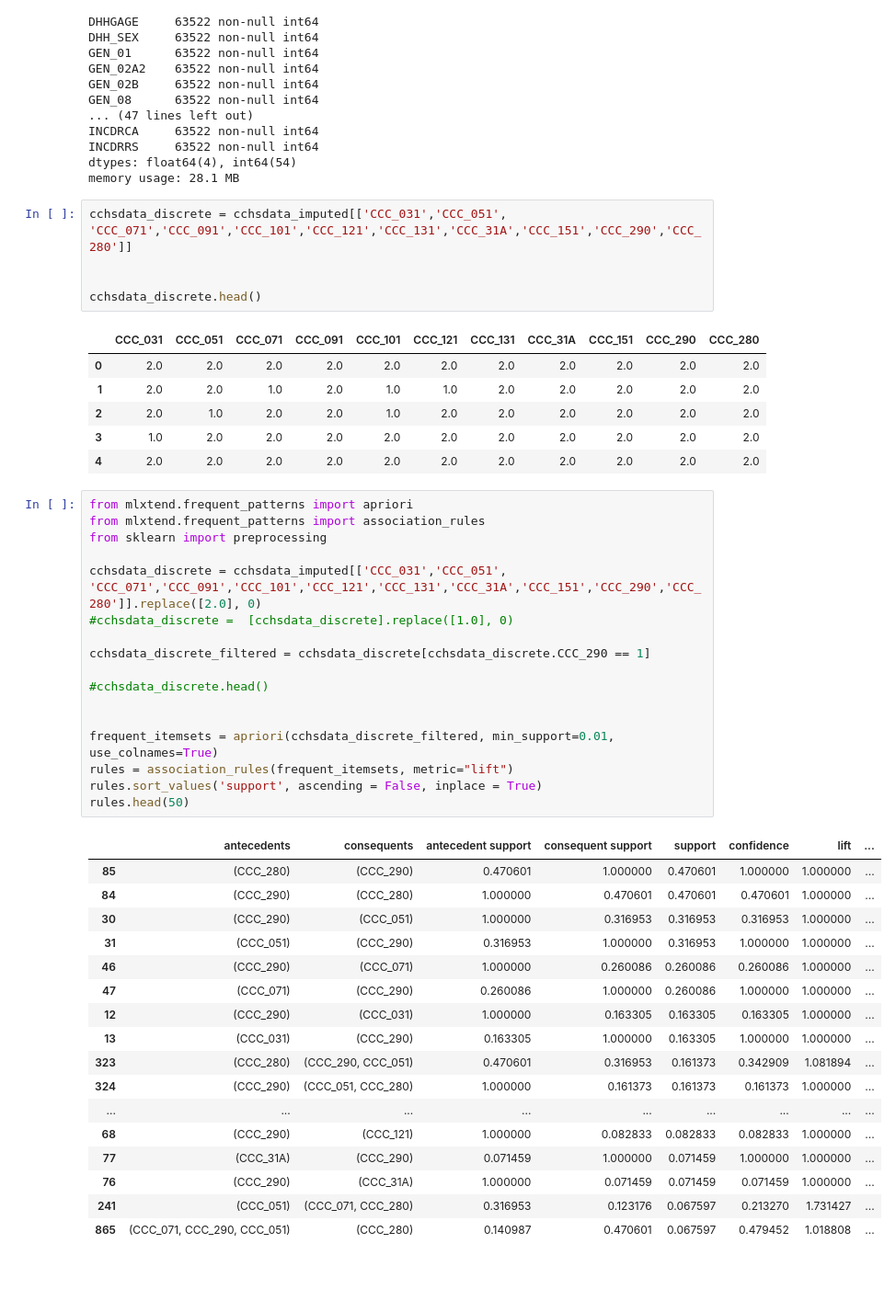
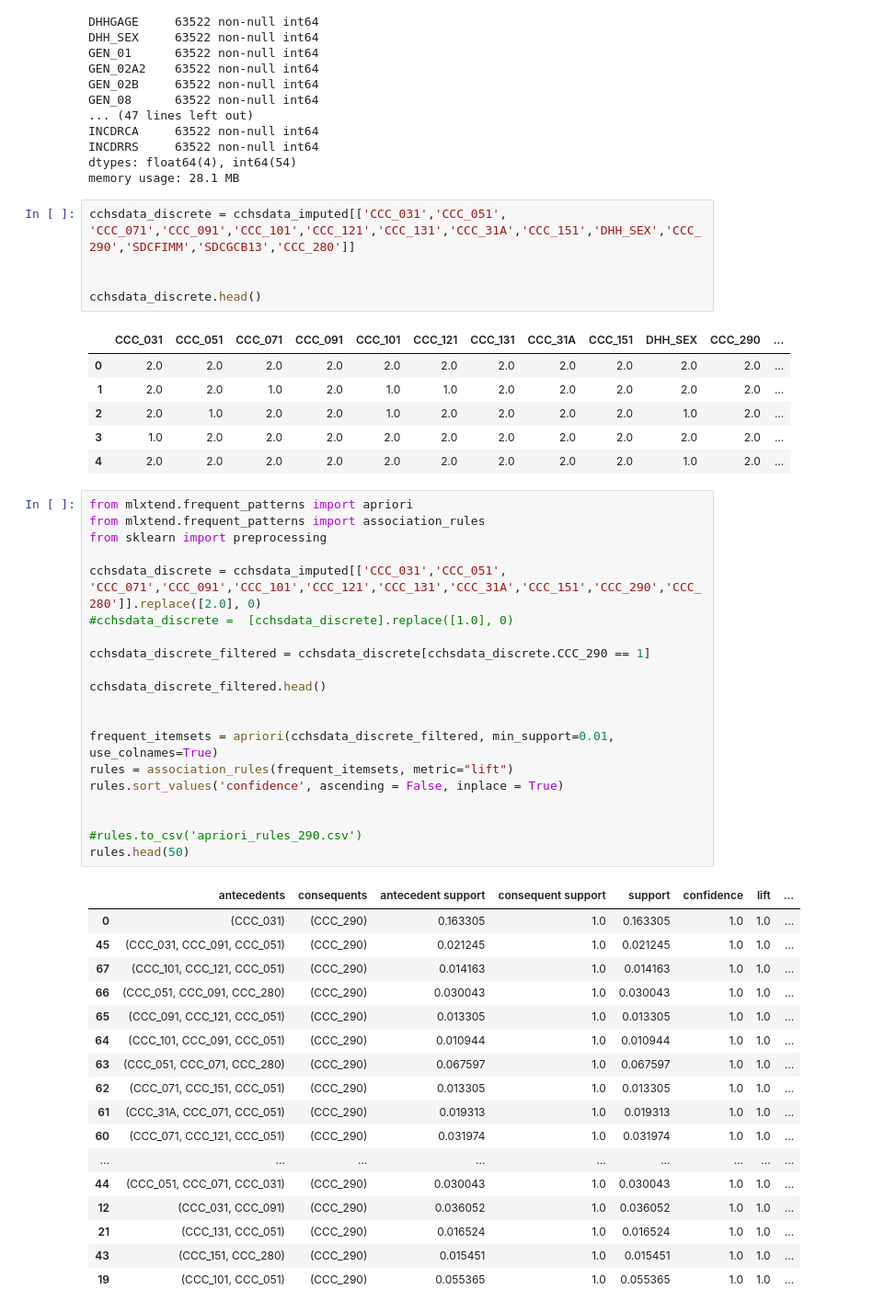
Before and after one commit to purul3nt/CCHS, a Jupyter notebook: Untitled2.ipynb, the cells around one changed output. Shown at 92% size. Cells and saved outputs as stored; diff of their text form; blank space fills up the shorter version.

```diff
--- a/Untitled2.ipynb
+++ b/Untitled2.ipynb
@@ -146,50 +146,53 @@ dtypes: float64(4), int64(54)
 memory usage: 28.1 MB
 # %%
 cchsdata_discrete = cchsdata_imputed[['CCC_031','CCC_051',
-'CCC_071','CCC_091','CCC_101','CCC_121','CCC_131','CCC_31A','CCC_151','CCC_290','CCC_280']]
+'CCC_071','CCC_091','CCC_101','CCC_121','CCC_131','CCC_31A','CCC_151','DHH_SEX','CCC_290','SDCFIMM','SDCGCB13','CCC_280']]
 
 
 cchsdata_discrete.head()
 # %% [output]
-|  | CCC_031 | CCC_051 | CCC_071 | CCC_091 | CCC_101 | CCC_121 | CCC_131 | CCC_31A | CCC_151 | CCC_290 | CCC_280 |
-| 0 | 2.0 | 2.0 | 2.0 | 2.0 | 2.0 | 2.0 | 2.0 | 2.0 | 2.0 | 2.0 | 2.0 |
-| 1 | 2.0 | 2.0 | 1.0 | 2.0 | 1.0 | 1.0 | 2.0 | 2.0 | 2.0 | 2.0 | 2.0 |
-| 2 | 2.0 | 1.0 | 2.0 | 2.0 | 1.0 | 2.0 | 2.0 | 2.0 | 2.0 | 2.0 | 2.0 |
-| 3 | 1.0 | 2.0 | 2.0 | 2.0 | 2.0 | 2.0 | 2.0 | 2.0 | 2.0 | 2.0 | 2.0 |
-| 4 | 2.0 | 2.0 | 2.0 | 2.0 | 2.0 | 2.0 | 2.0 | 2.0 | 2.0 | 2.0 | 2.0 |
+|  | CCC_031 | CCC_051 | CCC_071 | CCC_091 | CCC_101 | CCC_121 | CCC_131 | CCC_31A | CCC_151 | DHH_SEX | CCC_290 | ... |
+| 0 | 2.0 | 2.0 | 2.0 | 2.0 | 2.0 | 2.0 | 2.0 | 2.0 | 2.0 | 2.0 | 2.0 | ... |
+| 1 | 2.0 | 2.0 | 1.0 | 2.0 | 1.0 | 1.0 | 2.0 | 2.0 | 2.0 | 2.0 | 2.0 | ... |
+| 2 | 2.0 | 1.0 | 2.0 | 2.0 | 1.0 | 2.0 | 2.0 | 2.0 | 2.0 | 1.0 | 2.0 | ... |
+| 3 | 1.0 | 2.0 | 2.0 | 2.0 | 2.0 | 2.0 | 2.0 | 2.0 | 2.0 | 2.0 | 2.0 | ... |
+| 4 | 2.0 | 2.0 | 2.0 | 2.0 | 2.0 | 2.0 | 2.0 | 2.0 | 2.0 | 1.0 | 2.0 | ... |
 # %%
 from mlxtend.frequent_patterns import apriori
 from mlxtend.frequent_patterns import association_rules
 from sklearn import preprocessing
 
 cchsdata_discrete = cchsdata_imputed[['CCC_031','CCC_051',
 'CCC_071','CCC_091','CCC_101','CCC_121','CCC_131','CCC_31A','CCC_151','CCC_290','CCC_280']].replace([2.0], 0)
 #cchsdata_discrete =  [cchsdata_discrete].replace([1.0], 0)
 
 cchsdata_discrete_filtered = cchsdata_discrete[cchsdata_discrete.CCC_290 == 1]
 
-#cchsdata_discrete.head()
+cchsdata_discrete_filtered.head()
 
 
 frequent_itemsets = apriori(cchsdata_discrete_filtered, min_support=0.01, use_colnames=True)
 rules = association_rules(frequent_itemsets, metric="lift")
-rules.sort_values('support', ascending = False, inplace = True)
+rules.sort_values('confidence', ascending = False, inplace = True)
+
+
+#rules.to_csv('apriori_rules_290.csv')
 rules.head(50)
 # %% [output]
 |  | antecedents | consequents | antecedent support | consequent support | support | confidence | lift | ... |
-| 85 | (CCC_280) | (CCC_290) | 0.470601 | 1.000000 | 0.470601 | 1.000000 | 1.000000 | ... |
-| 84 | (CCC_290) | (CCC_280) | 1.000000 | 0.470601 | 0.470601 | 0.470601 | 1.000000 | ... |
-| 30 | (CCC_290) | (CCC_051) | 1.000000 | 0.316953 | 0.316953 | 0.316953 | 1.000000 | ... |
-| 31 | (CCC_051) | (CCC_290) | 0.316953 | 1.000000 | 0.316953 | 1.000000 | 1.000000 | ... |
-| 46 | (CCC_290) | (CCC_071) | 1.000000 | 0.260086 | 0.260086 | 0.260086 | 1.000000 | ... |
-| 47 | (CCC_071) | (CCC_290) | 0.260086 | 1.000000 | 0.260086 | 1.000000 | 1.000000 | ... |
-| 12 | (CCC_290) | (CCC_031) | 1.000000 | 0.163305 | 0.163305 | 0.163305 | 1.000000 | ... |
-| 13 | (CCC_031) | (CCC_290) | 0.163305 | 1.000000 | 0.163305 | 1.000000 | 1.000000 | ... |
-| 323 | (CCC_280) | (CCC_290, CCC_051) | 0.470601 | 0.316953 | 0.161373 | 0.342909 | 1.081894 | ... |
-| 324 | (CCC_290) | (CCC_051, CCC_280) | 1.000000 | 0.161373 | 0.161373 | 0.161373 | 1.000000 | ... |
+| 0 | (CCC_031) | (CCC_290) | 0.163305 | 1.0 | 0.163305 | 1.0 | 1.0 | ... |
+| 45 | (CCC_031, CCC_091, CCC_051) | (CCC_290) | 0.021245 | 1.0 | 0.021245 | 1.0 | 1.0 | ... |
+| 67 | (CCC_101, CCC_121, CCC_051) | (CCC_290) | 0.014163 | 1.0 | 0.014163 | 1.0 | 1.0 | ... |
+| 66 | (CCC_051, CCC_091, CCC_280) | (CCC_290) | 0.030043 | 1.0 | 0.030043 | 1.0 | 1.0 | ... |
+| 65 | (CCC_091, CCC_121, CCC_051) | (CCC_290) | 0.013305 | 1.0 | 0.013305 | 1.0 | 1.0 | ... |
+| 64 | (CCC_101, CCC_091, CCC_051) | (CCC_290) | 0.010944 | 1.0 | 0.010944 | 1.0 | 1.0 | ... |
+| 63 | (CCC_051, CCC_071, CCC_280) | (CCC_290) | 0.067597 | 1.0 | 0.067597 | 1.0 | 1.0 | ... |
+| 62 | (CCC_071, CCC_151, CCC_051) | (CCC_290) | 0.013305 | 1.0 | 0.013305 | 1.0 | 1.0 | ... |
+| 61 | (CCC_31A, CCC_071, CCC_051) | (CCC_290) | 0.019313 | 1.0 | 0.019313 | 1.0 | 1.0 | ... |
+| 60 | (CCC_071, CCC_121, CCC_051) | (CCC_290) | 0.031974 | 1.0 | 0.031974 | 1.0 | 1.0 | ... |
 | ... | ... | ... | ... | ... | ... | ... | ... | ... |
-| 68 | (CCC_290) | (CCC_121) | 1.000000 | 0.082833 | 0.082833 | 0.082833 | 1.000000 | ... |
-| 77 | (CCC_31A) | (CCC_290) | 0.071459 | 1.000000 | 0.071459 | 1.000000 | 1.000000 | ... |
-| 76 | (CCC_290) | (CCC_31A) | 1.000000 | 0.071459 | 0.071459 | 0.071459 | 1.000000 | ... |
-| 241 | (CCC_051) | (CCC_071, CCC_280) | 0.316953 | 0.123176 | 0.067597 | 0.213270 | 1.731427 | ... |
-| 865 | (CCC_071, CCC_290, CCC_051) | (CCC_280) | 0.140987 | 0.470601 | 0.067597 | 0.479452 | 1.018808 | ... |
+| 44 | (CCC_051, CCC_071, CCC_031) | (CCC_290) | 0.030043 | 1.0 | 0.030043 | 1.0 | 1.0 | ... |
+| 12 | (CCC_031, CCC_091) | (CCC_290) | 0.036052 | 1.0 | 0.036052 | 1.0 | 1.0 | ... |
+| 21 | (CCC_131, CCC_051) | (CCC_290) | 0.016524 | 1.0 | 0.016524 | 1.0 | 1.0 | ... |
+| 43 | (CCC_151, CCC_280) | (CCC_290) | 0.015451 | 1.0 | 0.015451 | 1.0 | 1.0 | ... |
+| 19 | (CCC_101, CCC_051) | (CCC_290) | 0.055365 | 1.0 | 0.055365 | 1.0 | 1.0 | ... |
```
Also changed, not shown: parts of 5 cells of this notebook.
